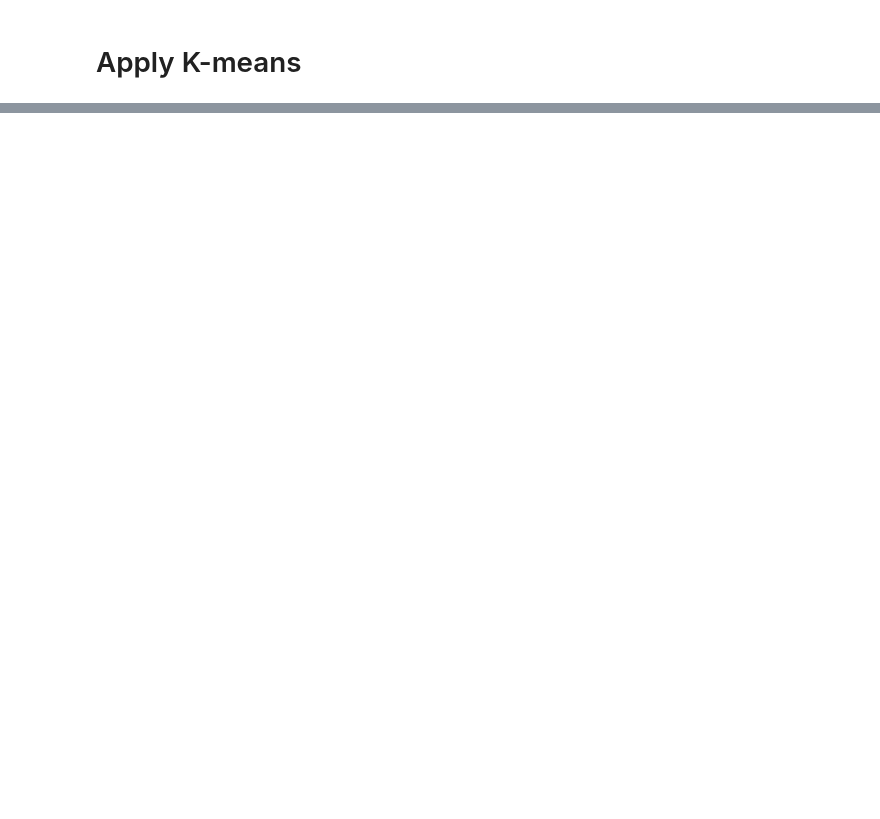
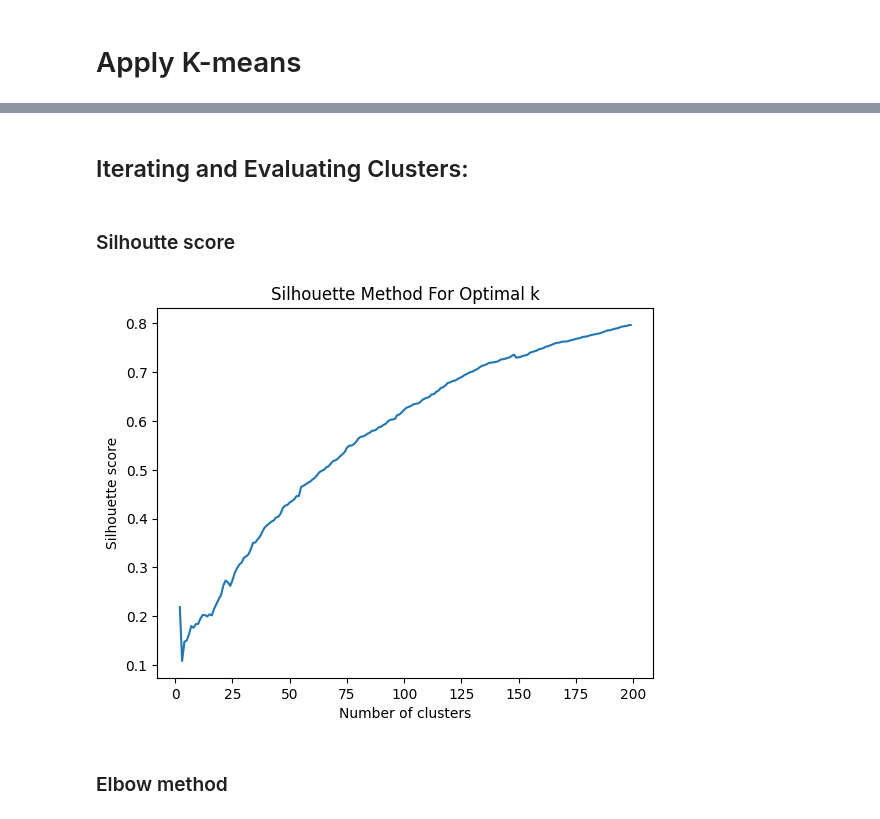
Before and after one commit to franziskasteger/game-of-thrones-survival, a Jupyter notebook: notebooks/clustering_kmeans_carmen.ipynb, the cells around one changed output, grey strips where cells are left out. Drawn from its saved outputs; the diff is of its cells as text; code cells hidden in the pictures; blank space fills up the shorter version.

Commit message:
kmeans notebook almost done, need to explore more

```diff
--- a/notebooks/clustering_kmeans_carmen.ipynb
+++ b/notebooks/clustering_kmeans_carmen.ipynb
@@ -101,0 +216,37 @@ Name: proportion, dtype: float64
+# %%
+kmeans = KMeans(n_clusters=n_clusters, random_state=random_state, n_init='auto')
+# %%
+pipe_baseline = Pipeline([
+    ('preproc_baseline', preproc_baseline),
+    ('kmeans', kmeans)
+])
+# %% [markdown]
+## Iterating and Evaluating Clusters:
+# %% [markdown]
+### Silhoutte score
+# %%
+silhouette_scores = []
+range_n_clusters = range(2, 200)
+# %%
+# Now in your loop
+for n_clusters in range_n_clusters:
+    # Update the number of clusters
+    pipe_baseline.set_params(kmeans__n_clusters=n_clusters)
+
+    # Fit and transform the pipeline
+    cluster_labels = pipe_baseline.fit_predict(df)
+
+    # Calculate the silhouette score
+    silhouette_avg = silhouette_score(pipe_baseline.named_steps['preproc_baseline'].transform(df), cluster_labels)
+    silhouette_scores.append(silhouette_avg)
+# %%
+# Plotting the silhouette scores
+plt.plot(range_n_clusters, silhouette_scores)
+plt.xlabel('Number of clusters')
+plt.ylabel('Silhouette score')
+plt.title('Silhouette Method For Optimal k')
+plt.show();
+# %% [output]
+[figure, added]
+# %% [markdown]
+### Elbow method
```
Also changed, not shown: parts of 34 cells of this notebook.
